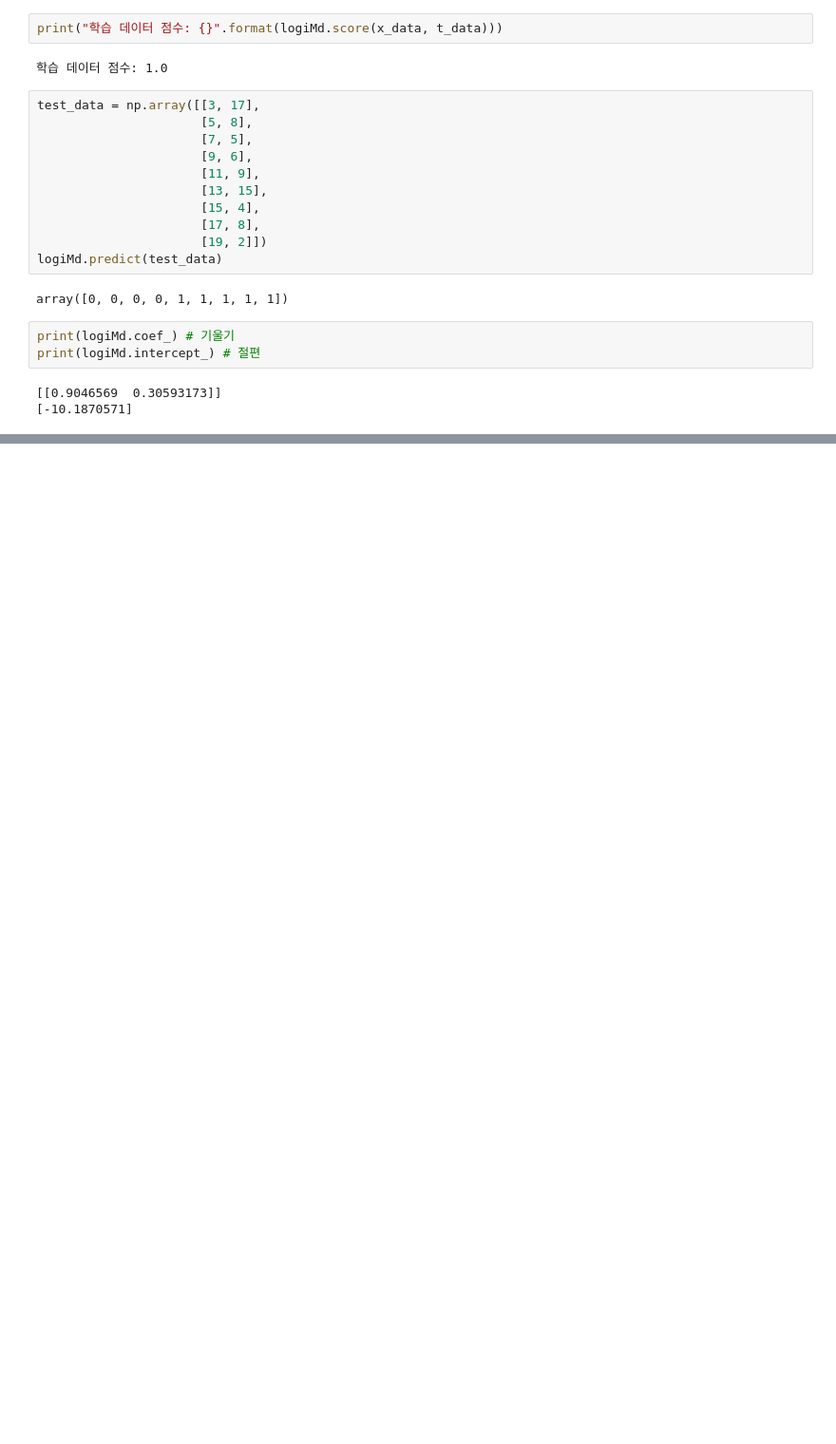
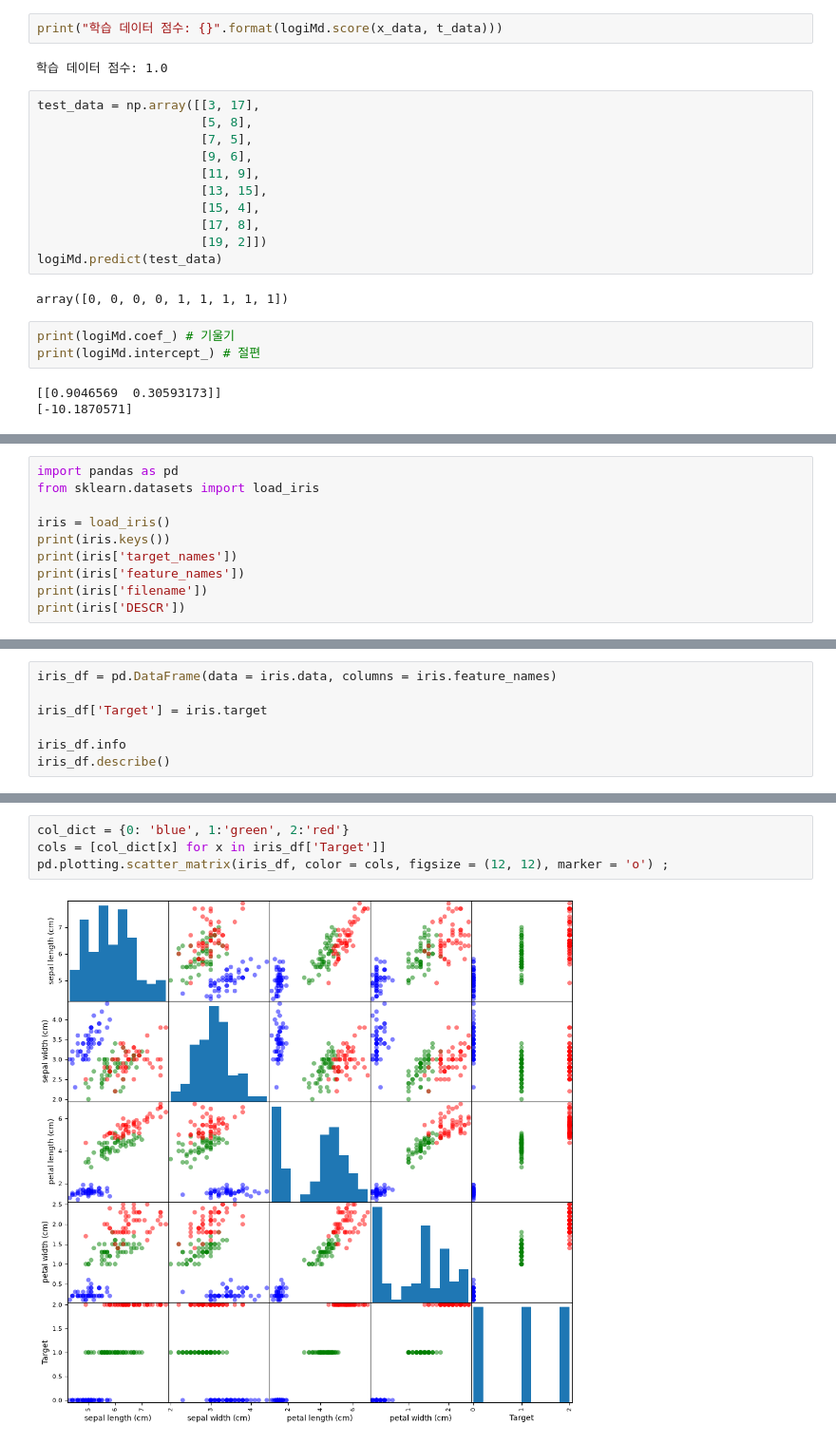
Before and after one commit to dlwlssud123/3-2_DAML, a Jupyter notebook: notebooks/기말공부.ipynb, the cells around one changed output, grey strips where cells are left out. Shown at 95% size. Saved outputs shown, nothing was run; the diff lists cells and outputs as text; blank space fills up the shorter version.

```diff
--- a/notebooks/기말공부.ipynb
+++ b/notebooks/기말공부.ipynb
@@ -445,0 +472,10 @@ print(logiMd.intercept_) # 절편
+# %%
+import pandas as pd
+from sklearn.datasets import load_iris
+
+iris = load_iris()
+print(iris.keys())
+print(iris['target_names'])
+print(iris['feature_names'])
+print(iris['filename'])
+print(iris['DESCR'])
@@ -445,0 +500,7 @@ print(logiMd.intercept_) # 절편
+# %%
+iris_df = pd.DataFrame(data = iris.data, columns = iris.feature_names)
+
+iris_df['Target'] = iris.target
+
+iris_df.info
+iris_df.describe()
@@ -445,0 +517,6 @@ print(logiMd.intercept_) # 절편
+# %%
+col_dict = {0: 'blue', 1:'green', 2:'red'}
+cols = [col_dict[x] for x in iris_df['Target']]
+pd.plotting.scatter_matrix(iris_df, color = cols, figsize = (12, 12), marker = 'o') ;
+# %% [output]
+[figure, added]
```
Also changed, not shown: parts of 70 cells of this notebook.
